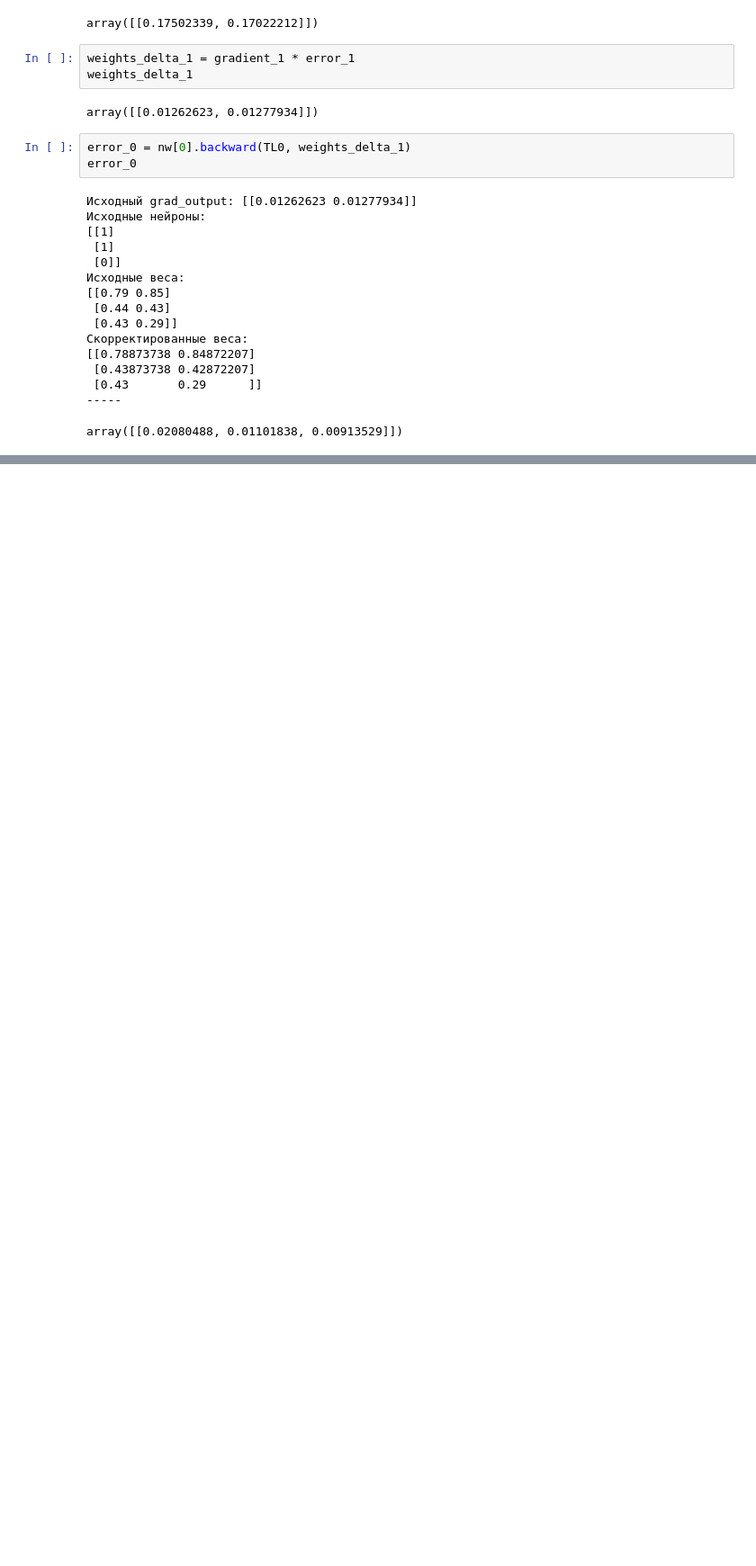
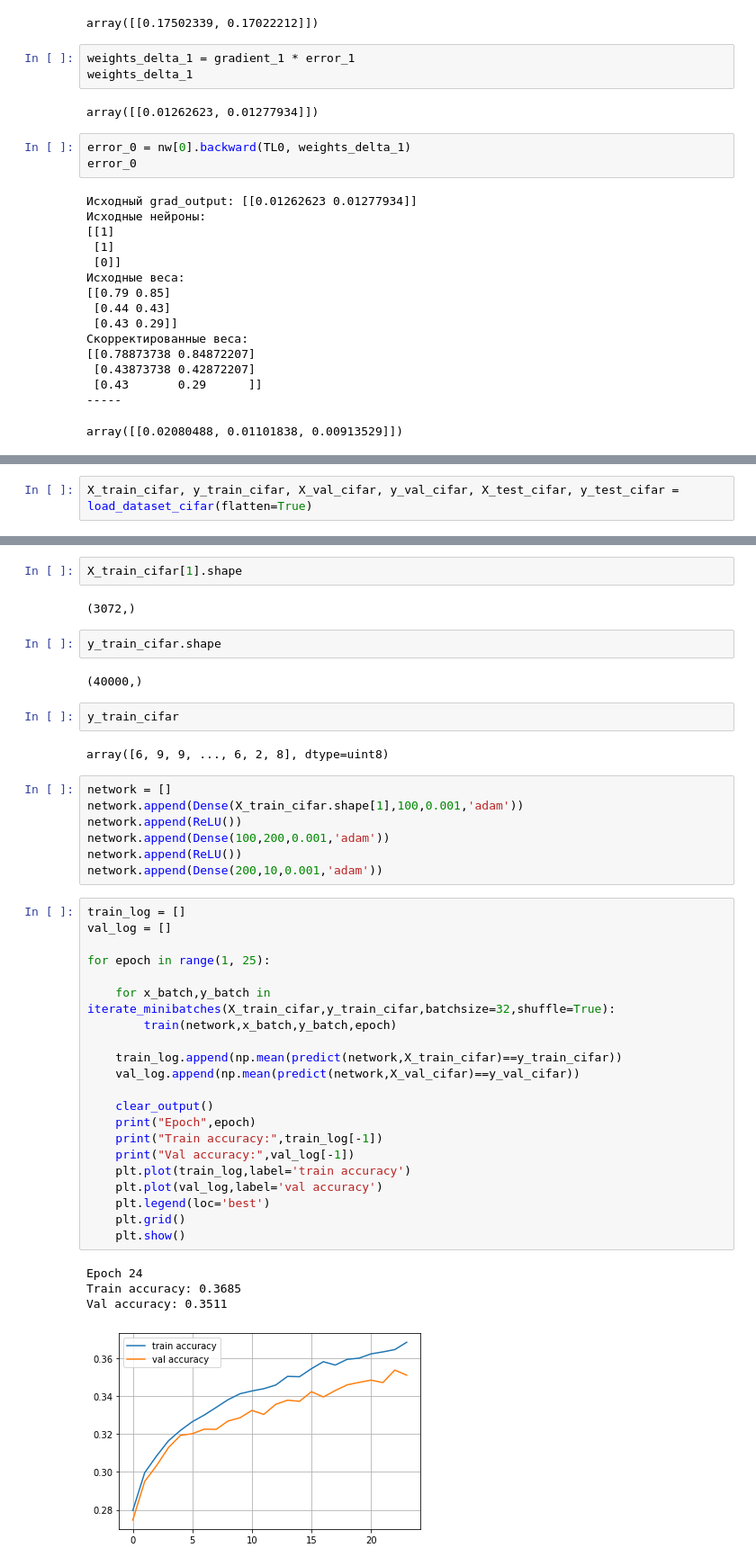
Before and after one commit to alexeybevz/neural-network, a Jupyter notebook: NumpyNN_(honor).ipynb, the cells around one changed output, grey strips where cells are left out. Shown at 90% size. Drawn from its saved outputs; the diff is of its cells as text; blank space fills up the shorter version.

Commit message:
fixes and test new dataset (cifar)

```diff
--- a/NumpyNN_(honor).ipynb
+++ b/NumpyNN_(honor).ipynb
@@ -876,0 +892,2 @@ array([[0.02080488, 0.01101838, 0.00913529]])
+# %%
+X_train_cifar, y_train_cifar, X_val_cifar, y_val_cifar, X_test_cifar, y_test_cifar = load_dataset_cifar(flatten=True)
@@ -876,0 +914,45 @@ array([[0.02080488, 0.01101838, 0.00913529]])
+# %%
+X_train_cifar[1].shape
+# %% [output]
+(3072,)
+# %%
+y_train_cifar.shape
+# %% [output]
+(40000,)
+# %%
+y_train_cifar
+# %% [output]
+array([6, 9, 9, ..., 6, 2, 8], dtype=uint8)
+# %%
+network = []
+network.append(Dense(X_train_cifar.shape[1],100,0.001,'adam'))
+network.append(ReLU())
+network.append(Dense(100,200,0.001,'adam'))
+network.append(ReLU())
+network.append(Dense(200,10,0.001,'adam'))
+# %%
+train_log = []
+val_log = []
+
+for epoch in range(1, 25):
+
+    for x_batch,y_batch in iterate_minibatches(X_train_cifar,y_train_cifar,batchsize=32,shuffle=True):
+        train(network,x_batch,y_batch,epoch)
+
+    train_log.append(np.mean(predict(network,X_train_cifar)==y_train_cifar))
+    val_log.append(np.mean(predict(network,X_val_cifar)==y_val_cifar))
+
+    clear_output()
+    print("Epoch",epoch)
+    print("Train accuracy:",train_log[-1])
+    print("Val accuracy:",val_log[-1])
+    plt.plot(train_log,label='train accuracy')
+    plt.plot(val_log,label='val accuracy')
+    plt.legend(loc='best')
+    plt.grid()
+    plt.show()
+# %% [output]
+Epoch 24
+Train accuracy: 0.3685
+Val accuracy: 0.3511
+[figure, added]
```
Also changed, not shown: parts of 12 cells of this notebook.
